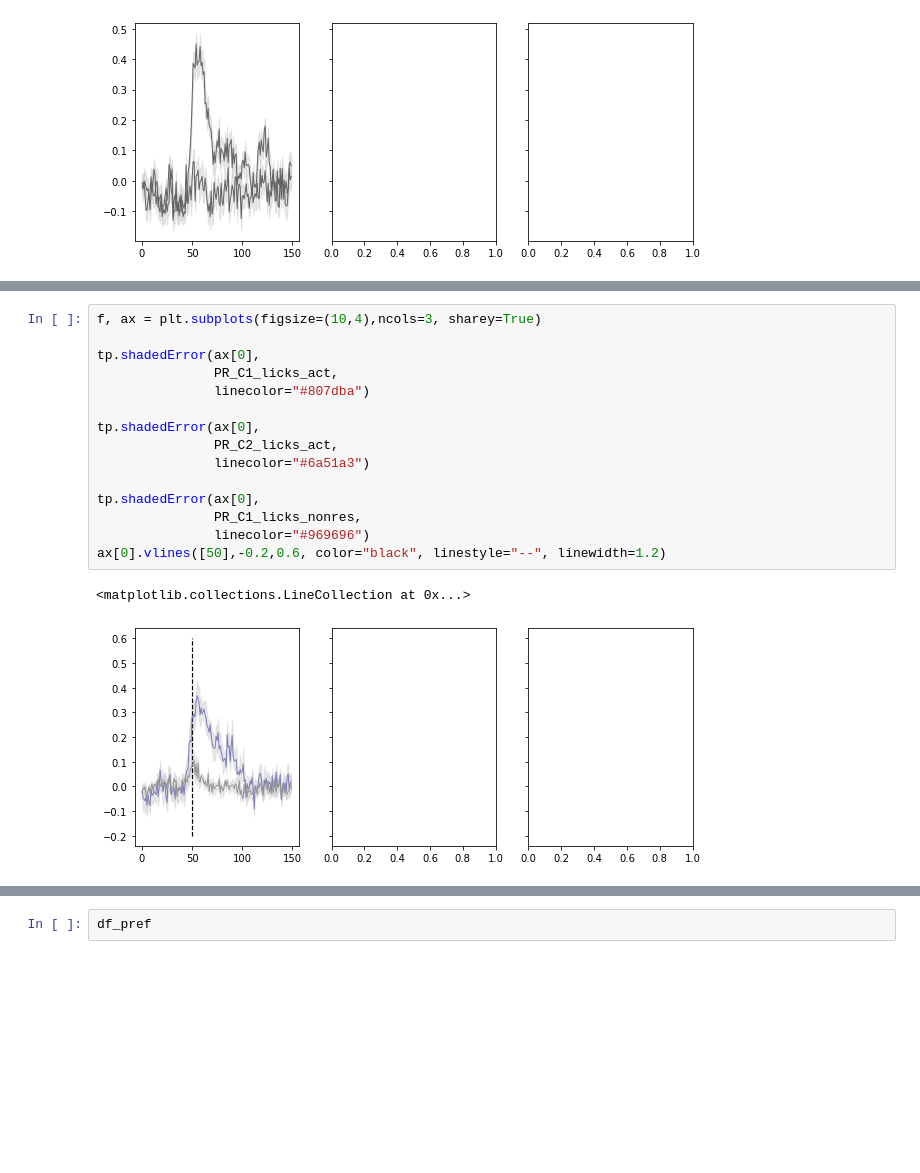
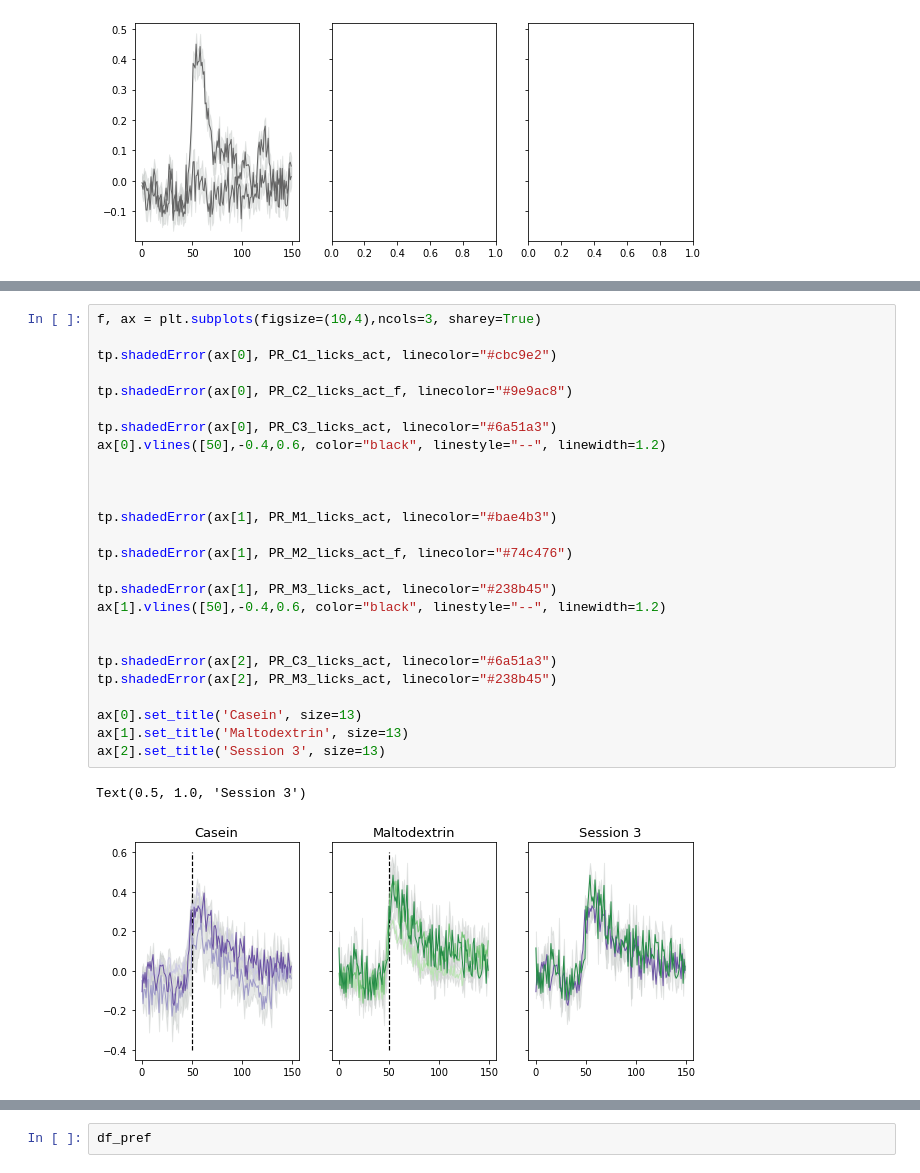
Before and after one commit to jetsetmette/VGP, a Jupyter notebook: notebooks/BNA_figs_grouped.ipynb, the cells around one changed output, grey strips where cells are left out. Drawn from its saved outputs; the diff is of its cells as text; blank space fills up the shorter version.

```diff
--- a/notebooks/BNA_figs_grouped.ipynb
+++ b/notebooks/BNA_figs_grouped.ipynb
@@ -114,18 +193,29 @@ print(PR_C2_licks_act)
 # %%
 f, ax = plt.subplots(figsize=(10,4),ncols=3, sharey=True)
 
-tp.shadedError(ax[0],
-               PR_C1_licks_act,
-               linecolor="#807dba")
+tp.shadedError(ax[0], PR_C1_licks_act, linecolor="#cbc9e2")
 
-tp.shadedError(ax[0],
-               PR_C2_licks_act,
-               linecolor="#6a51a3")
+tp.shadedError(ax[0], PR_C2_licks_act_f, linecolor="#9e9ac8")
 
-tp.shadedError(ax[0],
-               PR_C1_licks_nonres,
-               linecolor="#969696")
-ax[0].vlines([50],-0.2,0.6, color="black", linestyle="--", linewidth=1.2)
+tp.shadedError(ax[0], PR_C3_licks_act, linecolor="#6a51a3")
+ax[0].vlines([50],-0.4,0.6, color="black", linestyle="--", linewidth=1.2)
+
+
+
+tp.shadedError(ax[1], PR_M1_licks_act, linecolor="#bae4b3")
+
+tp.shadedError(ax[1], PR_M2_licks_act_f, linecolor="#74c476")
+
+tp.shadedError(ax[1], PR_M3_licks_act, linecolor="#238b45")
+ax[1].vlines([50],-0.4,0.6, color="black", linestyle="--", linewidth=1.2)
+
+
+tp.shadedError(ax[2], PR_C3_licks_act, linecolor="#6a51a3")
+tp.shadedError(ax[2], PR_M3_licks_act, linecolor="#238b45")
+
+ax[0].set_title('Casein', size=13)
+ax[1].set_title('Maltodextrin', size=13)
+ax[2].set_title('Session 3', size=13)
 # %% [output]
-<matplotlib.collections.LineCollection at 0x...>
+Text(0.5, 1.0, 'Session 3')
-[figure, old version]
+[figure, new version]
```
Also changed, not shown: parts of 7 cells of this notebook.
